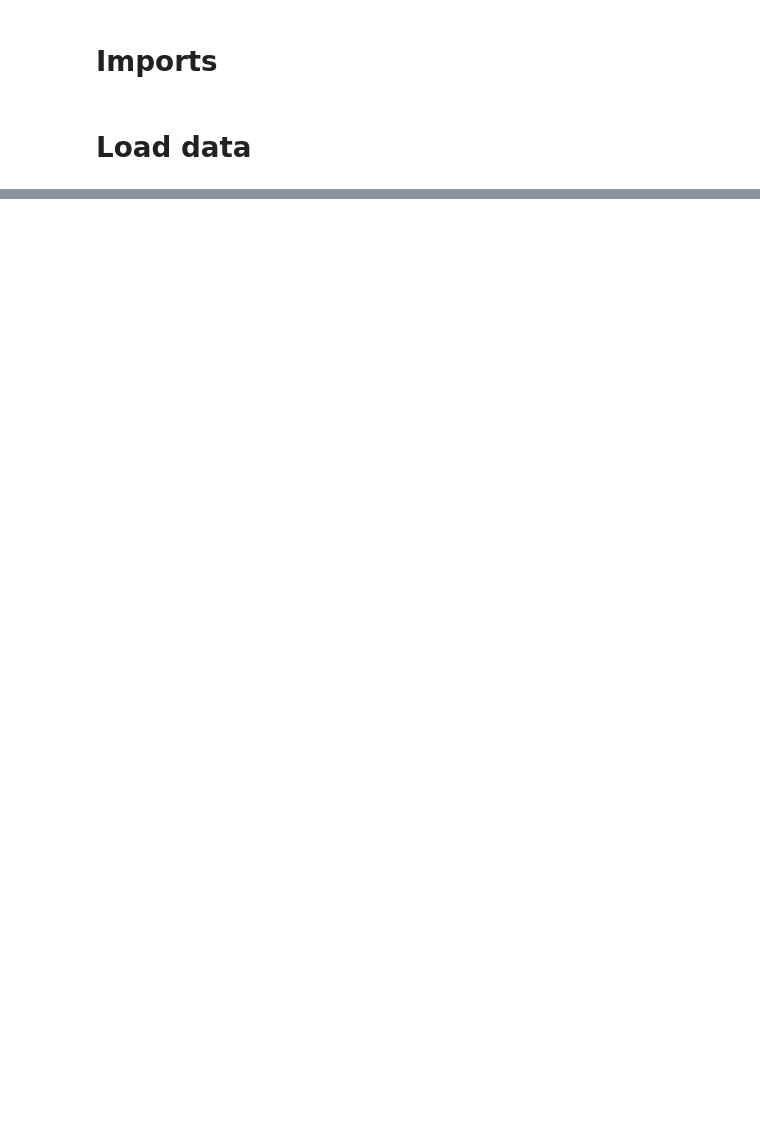
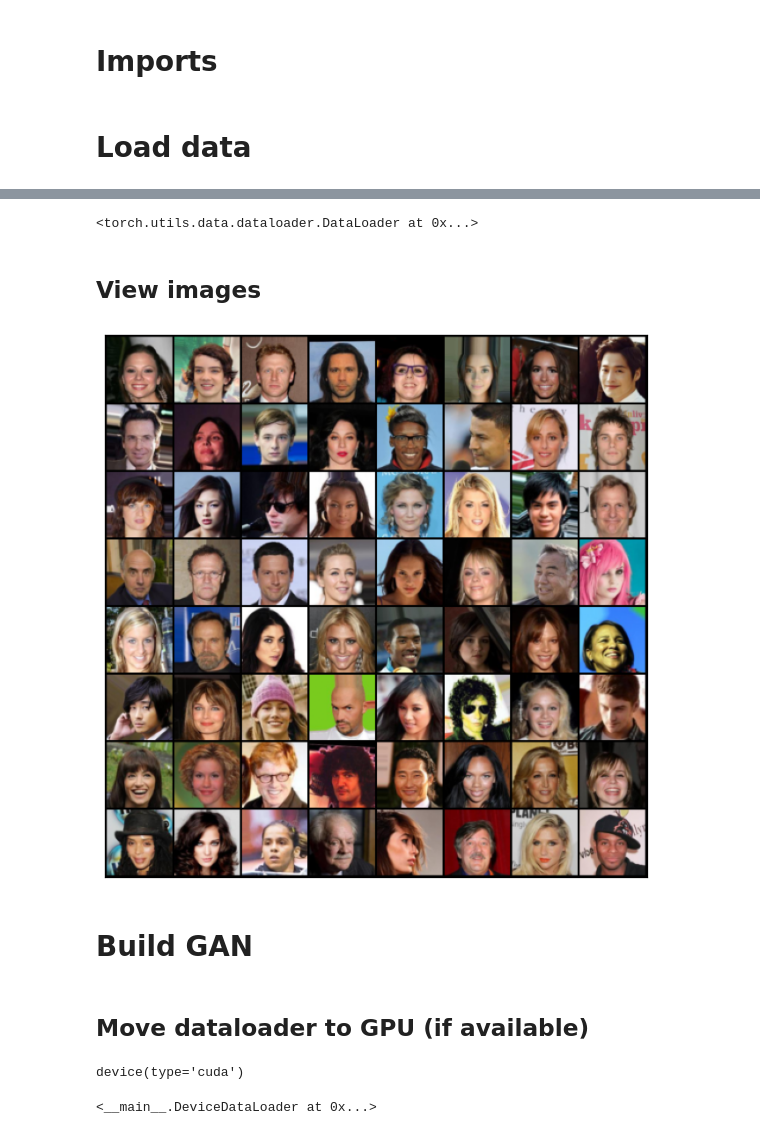
Before and after one commit to mayank-soni/GAN, a Jupyter notebook: notebooks/dcgan_ms.ipynb, the cells around one changed output, grey strips where cells are left out. Saved outputs shown, nothing was run; the diff lists cells and outputs as text; code cells hidden in the pictures; blank space fills up the shorter version.

Commit message:
Finished data loading. TQDM error while running training loop

```diff
--- a/notebooks/dcgan_ms.ipynb
+++ b/notebooks/dcgan_ms.ipynb
@@ -17,0 +16,4 @@ RuntimeError: The daily quota of the file img_align_celeba.zip is exceeded and i
+# %%
+IMG_SIZE = 64
+BATCH_SIZE = 128
+stats = (0.5, 0.5, 0.5), (0.5, 0.5, 0.5) # mean, std for normalising images
@@ -17,0 +22,23 @@ RuntimeError: The daily quota of the file img_align_celeba.zip is exceeded and i
+# %%
+# Note: need to download files from http://mmlab.ie.cuhk.edu.hk/projects/CelebA.html - data_dir must have following structure
+# .
+# ├── celeba
+# │   ├── identity_CelebA.txt
+# │   ├── img_align_celeba
+# │   │   ├── 000001.jpg
+# │   │   ...
+# │   │   └── 202599.jpg
+# │   ├── list_attr_celeba.txt
+# │   ├── list_bbox_celeba.txt
+# │   ├── list_eval_partition.txt
+# │   ├── list_landmarks_align_celeba.txt
+# │   ├── list_landmarks_celeba.txt
+# │   └── README.txt
+
+data_dir = pathlib.Path.cwd().parent/'data'
+transforms = T.Compose([T.Resize(IMG_SIZE),
+                        T.CenterCrop(IMG_SIZE), #  Central square crop
+                        T.ToTensor(),
+                        T.Normalize(*stats) # normalize => mean 0 std 1
+                        ])
+celeb_data = torchvision.datasets.CelebA(data_dir, split = 'all', transform = transforms)
@@ -17,0 +58,28 @@ RuntimeError: The daily quota of the file img_align_celeba.zip is exceeded and i
+# %%
+celeb_dl = torch.utils.data.DataLoader(celeb_data, BATCH_SIZE, shuffle=True, num_workers=2, pin_memory=True)
+# %% [output]
+<torch.utils.data.dataloader.DataLoader at 0x...>
+# %% [markdown]
+## View images
+# %%
+def denorm(img_tensors):
+    "Denormalize image tensor with specified mean and std"
+    return img_tensors * stats[1][0] + stats[0][0]
+
+def show_images(images, nmax=64):
+  fig, ax = plt.subplots(figsize=(8,8))
+  ax.set_xticks([]); ax.set_yticks([])
+  ax.imshow(torchvision.utils.make_grid(denorm(images.detach()[:nmax]), nrow=8).permute(1, 2, 0))
+
+def show_batch(dl, nmax=64):
+  for images, _ in dl:
+    show_images(images, nmax)
+    break
+# %%
+show_batch(celeb_dl)
+# %% [output]
+[figure, added]
+# %% [markdown]
+# Build GAN
+# %% [markdown]
+## Move dataloader to GPU (if available)
@@ -17,0 +120,8 @@ RuntimeError: The daily quota of the file img_align_celeba.zip is exceeded and i
+# %%
+device = get_default_device()
+# %% [output]
+device(type='cuda')
+# %%
+train_dl = DeviceDataLoader(celeb_dl, device)
+# %% [output]
+<__main__.DeviceDataLoader at 0x...>
```
Also changed, not shown: parts of 28 cells of this notebook.
